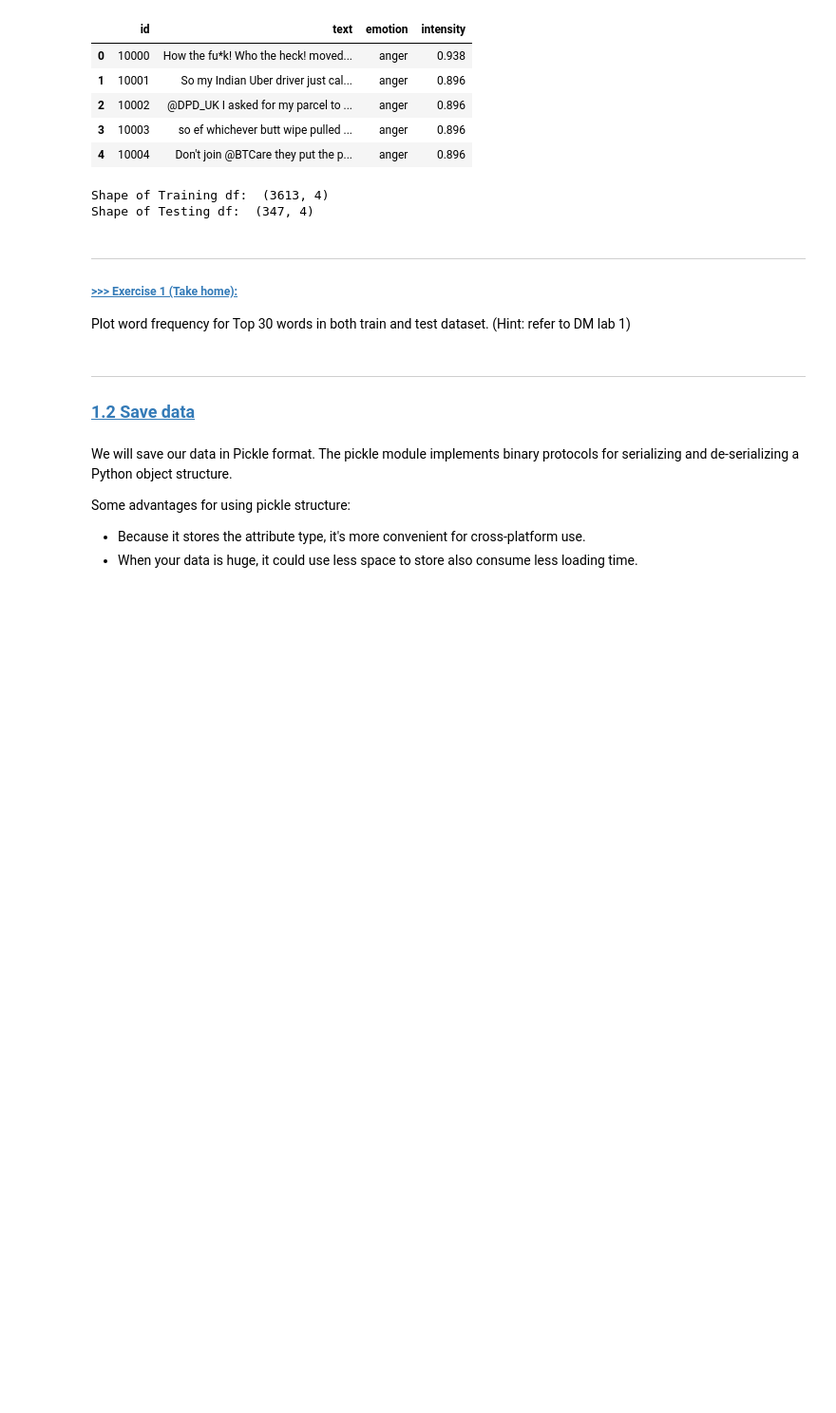
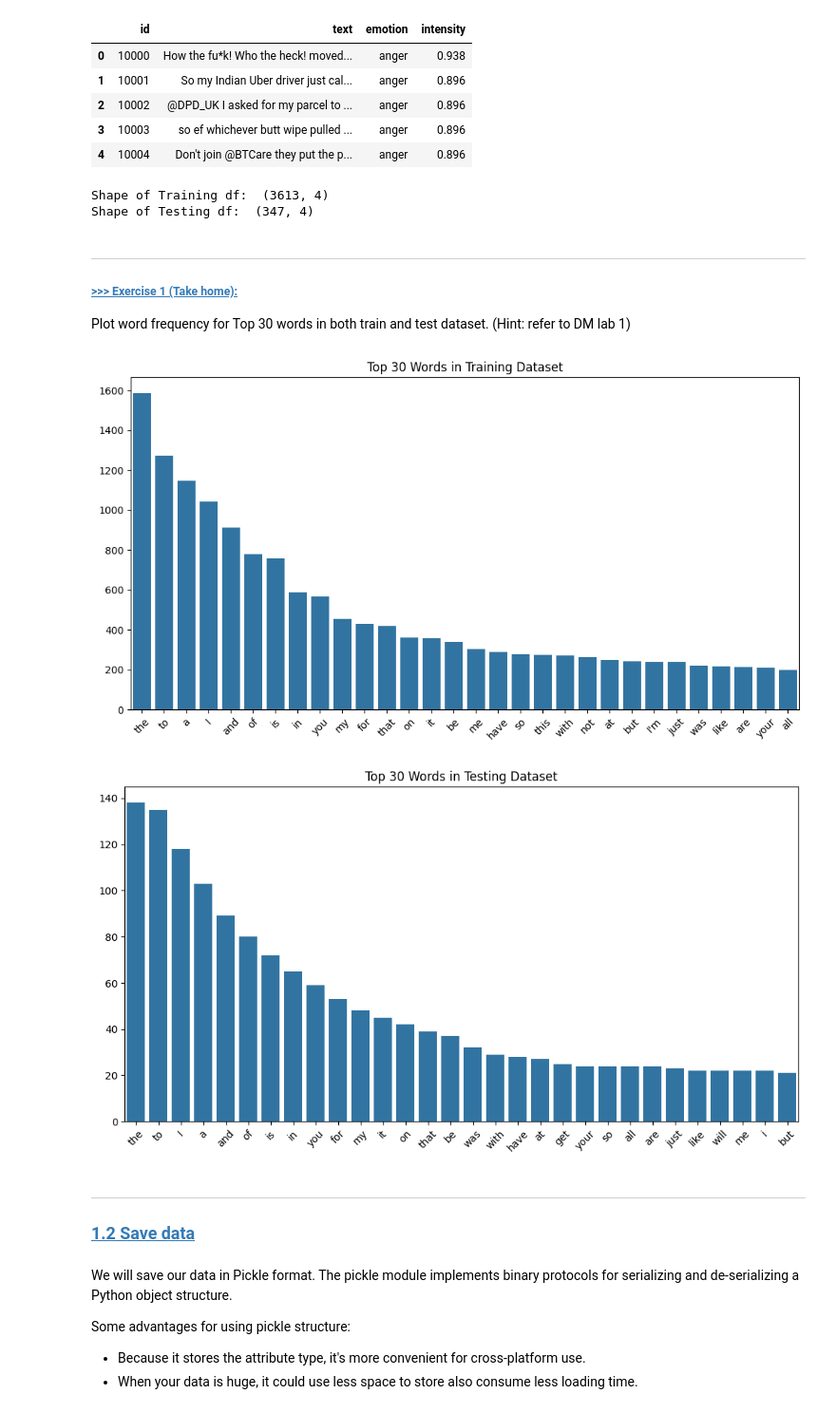
Before and after one commit to BallPoolShark/DM2025-Lab2-Exercise, a Jupyter notebook: DM2025-Lab2-Master-Phase_1.ipynb, the cells around one changed output. Shown: that part at 95% size. Saved outputs shown, nothing was run; the diff lists cells and outputs as text; code cells hidden in the pictures; blank space fills up the shorter version.

```diff
--- a/DM2025-Lab2-Master-Phase_1.ipynb
+++ b/DM2025-Lab2-Master-Phase_1.ipynb
@@ -145,3 +183,27 @@ Plot word frequency for Top 30 words in both train and test dataset. (Hint: refe
+# %%
+# Answer here
+
+import matplotlib.pyplot as plt
+from collections import Counter
+import seaborn as sns
+
+def plot_word_frequency(dataframe, title):
+    all_words = ' '.join(dataframe['text']).split()
+    word_counts = Counter(all_words)
+    common_words = word_counts.most_common(30)
+
+    words, counts = zip(*common_words)
+
+    plt.figure(figsize=(12, 6))
+    sns.barplot(x=list(words), y=list(counts))
+    plt.title(title)
+    plt.xticks(rotation=45)
+    plt.show()
+plot_word_frequency(train_df, "Top 30 Words in Training Dataset")
+plot_word_frequency(test_df, "Top 30 Words in Testing Dataset")
+# %% [output]
+[figure, added]
+[figure, added]
 # %% [markdown]
 ---
 ### <a id='toc1_5_2_'></a>[**1.2 Save data**](#toc0_)
```
Also changed, not shown: parts of 35 cells of this notebook, 6 other files.
